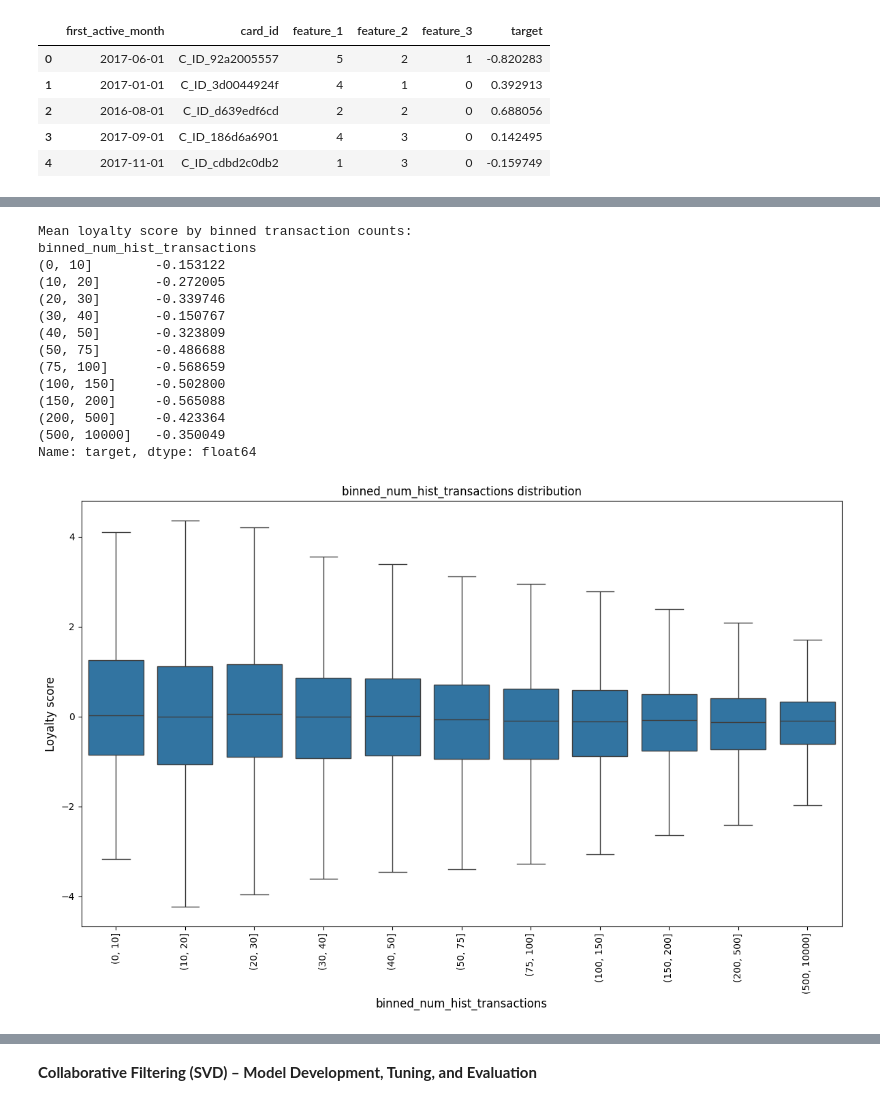
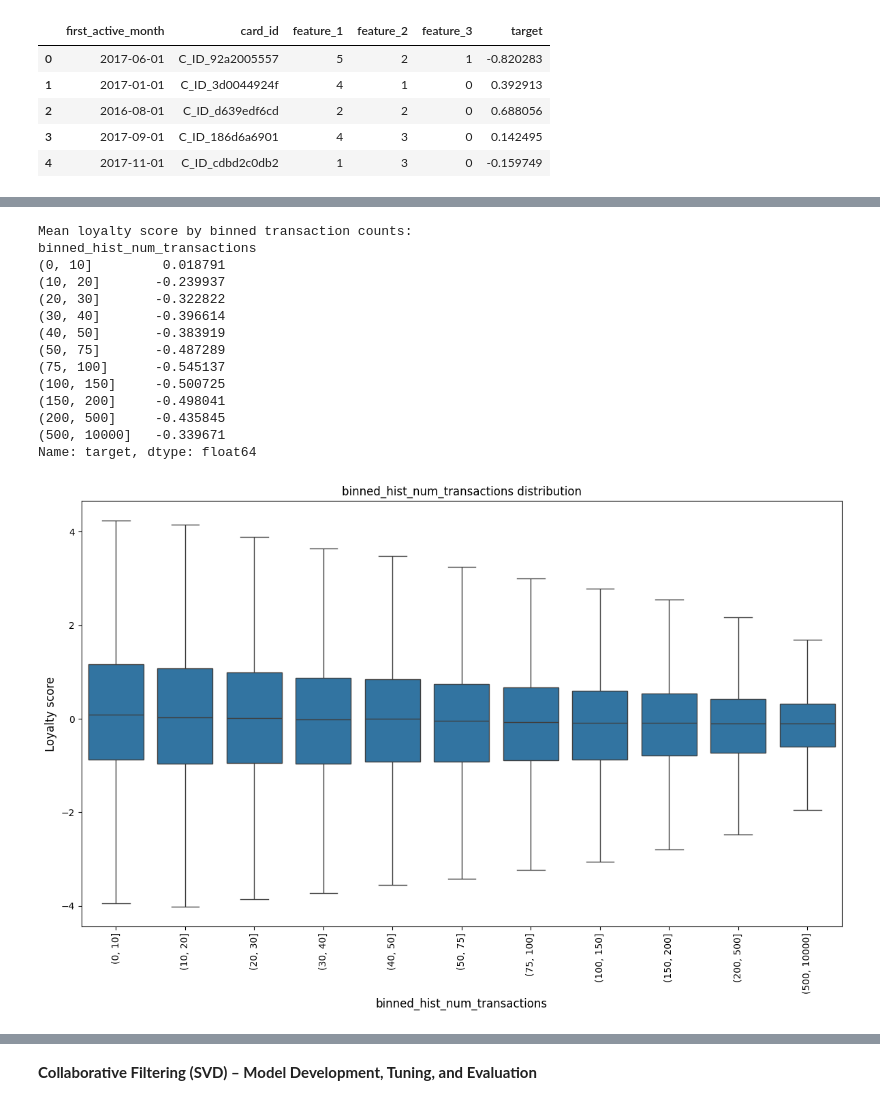
Before and after one commit to pettoss/AAI-510-project, a Jupyter notebook: AAi510_finalPro.ipynb, the cells around one changed output, grey strips where cells are left out. Cells and saved outputs as stored; diff of their text form; code cells hidden in the pictures.

```diff
--- a/AAi510_finalPro.ipynb
+++ b/AAi510_finalPro.ipynb
@@ -31,0 +59,10 @@ historical_transactions.head()
+# %%
+# Extract month from first_active_month
+train['month'] = train['first_active_month'].dt.month
+test['year'] = test['first_active_month'].dt.month
+
+# Extract year from first_active_month
+train['year'] = train['first_active_month'].dt.year
+test['year'] = test['first_active_month'].dt.year
+
+train.head()
@@ -31,0 +76,5 @@ historical_transactions.head()
+# %%
+# Import the `historical_transactions.csv` file, which contains past customer purchases.
+# This dataset will be used to engineer transaction-based features such as total purchase amount, frequency, and variability.
+historical_transactions = pd.read_csv("data/historical_transactions.csv")
+historical_transactions.head()
@@ -32,12 +88,19 @@ historical_transactions.head()
+# %%
+def aggregate_transaction_amount_stats(transactions_df, prefix):
+    """
+    Aggregates purchase amount statistics per card_id.
+    """
+    agg = transactions_df.groupby("card_id")["purchase_amount"].agg(['count', 'sum', 'mean', 'std', 'min', 'max']).reset_index()
+    agg.columns = ["card_id"] + [f"{prefix}_{stat}_transactions" for stat in ['num', 'sum', 'mean', 'std', 'min', 'max']]
+    return agg
 # %%
-# Calculate number of historical transactions by card_id
-purchases = historical_transactions.groupby("card_id")
-purchases = purchases["purchase_amount"].size().reset_index()
-purchases.columns = ["card_id", "num_hist_transactions"]
+# We apply the aggregation function to historical transactions and merge the resulting summary features into both the `train` and `test` datasets using `card_id`.
+# This enriches the training data with past spending behavior.
+hist_transaction_stats = aggregate_transaction_amount_stats(historical_transactions, prefix="hist")
 
 # Merge with training and test set
-train = train.merge(purchases, on="card_id", how="left")
-test = test.merge(purchases, on="card_id", how="left")
+train = train.merge(hist_transaction_stats, on="card_id", how="left")
+test = test.merge(hist_transaction_stats, on="card_id", how="left")
 
 train.head()
 # %% [output]
@@ -78,32 +183,32 @@ plt.tight_layout()
 # %%
 bins = [0, 10, 20, 30, 40, 50, 75, 100, 150, 200, 500, 10000]
-train['binned_num_hist_transactions'] = pd.cut(train['num_hist_transactions'], bins)
+train['binned_hist_num_transactions'] = pd.cut(train['hist_num_transactions'], bins)
 
 # Calculate mean loyalty score by binned transactions
-cnt_srs_binned = train.groupby("binned_num_hist_transactions")["target"].mean()
+cnt_srs_binned = train.groupby("binned_hist_num_transactions")["target"].mean()
 print("\nMean loyalty score by binned transaction counts:")
 print(cnt_srs_binned)
 
 plt.figure(figsize=(12,8))
-sns.boxplot(x="binned_num_hist_transactions", y="target", data=train, showfliers=False)
+sns.boxplot(x="binned_hist_num_transactions", y="target", data=train, showfliers=False)
 plt.xticks(rotation='vertical')
-plt.xlabel('binned_num_hist_transactions', fontsize=12)
+plt.xlabel('binned_hist_num_transactions', fontsize=12)
 plt.ylabel('Loyalty score', fontsize=12)
-plt.title("binned_num_hist_transactions distribution")
+plt.title("binned_hist_num_transactions distribution")
 plt.tight_layout()
 # %% [output]
 Mean loyalty score by binned transaction counts:
-binned_num_hist_transactions
-(0, 10]        -0.153122
-(10, 20]       -0.272005
-(20, 30]       -0.339746
-(30, 40]       -0.150767
-(40, 50]       -0.323809
-(50, 75]       -0.486688
-(75, 100]      -0.568659
-(100, 150]     -0.502800
-(150, 200]     -0.565088
-(200, 500]     -0.423364
-(500, 10000]   -0.350049
+binned_hist_num_transactions
+(0, 10]         0.018791
+(10, 20]       -0.239937
+(20, 30]       -0.322822
+(30, 40]       -0.396614
+(40, 50]       -0.383919
+(50, 75]       -0.487289
+(75, 100]      -0.545137
+(100, 150]     -0.500725
+(150, 200]     -0.498041
+(200, 500]     -0.435845
+(500, 10000]   -0.339671
 Name: target, dtype: float64
-[figure, old version]
+[figure, new version]
```
Also changed, not shown: parts of 25 cells of this notebook, 1 other file.
